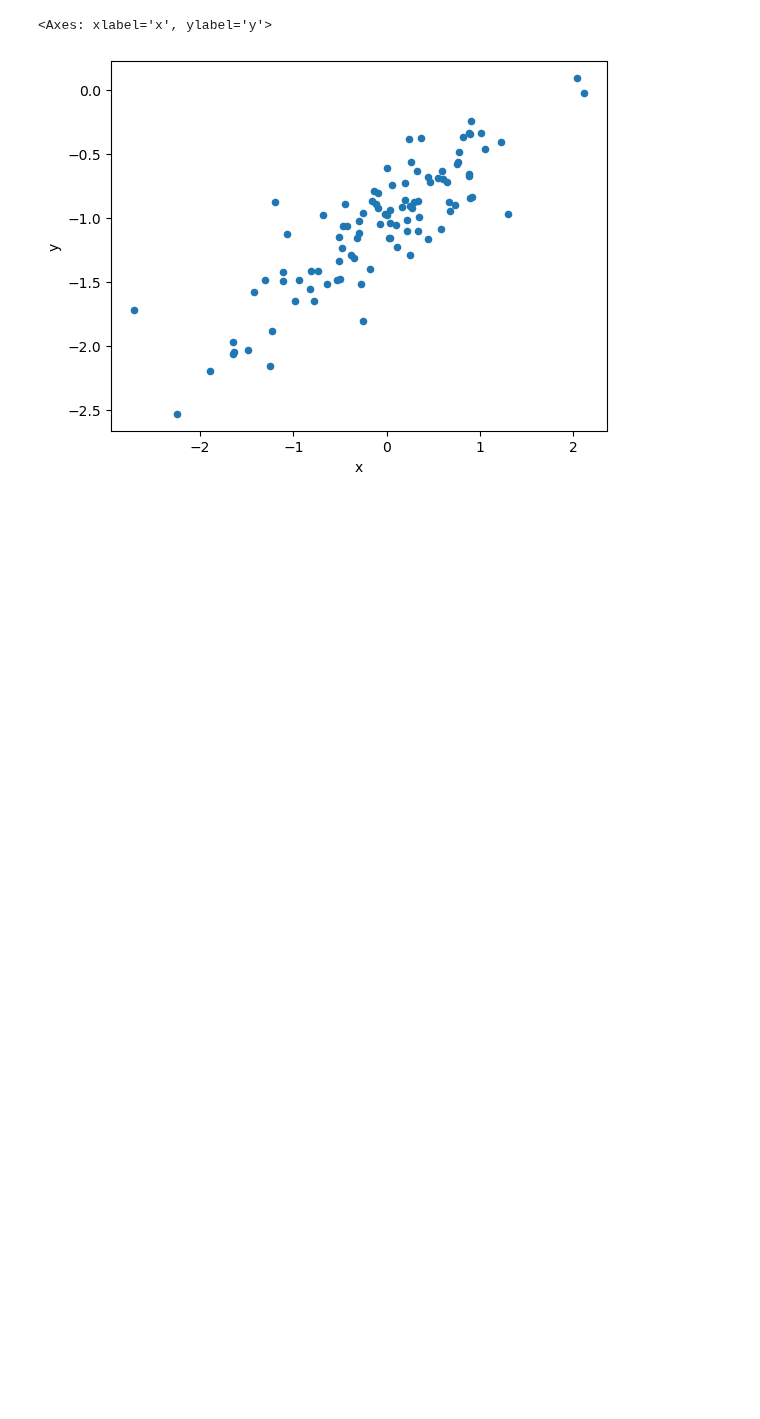
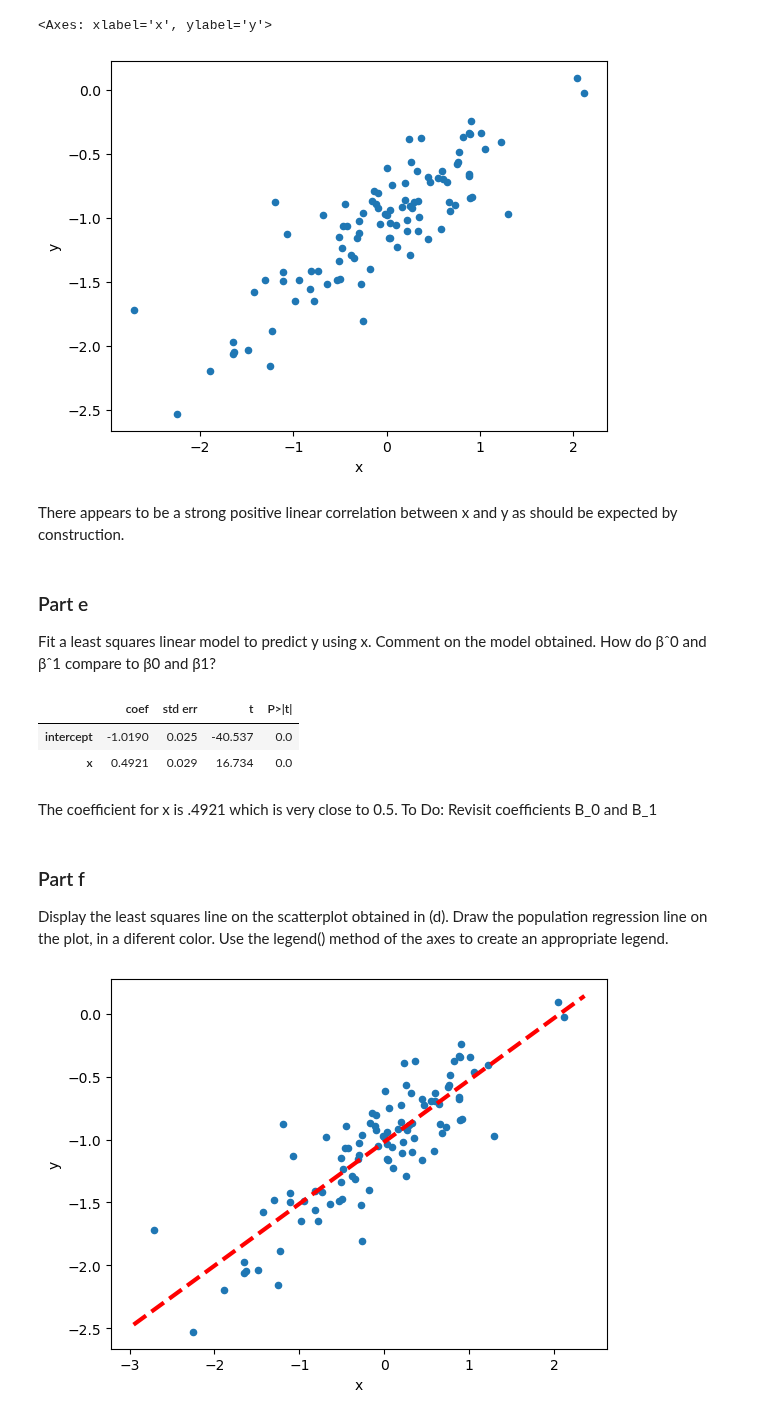
Before and after one commit to kmerkl22/k-s-ISL, a Jupyter notebook: Notebooks/Ch03-ISLExercises.ipynb, the cells around one changed output. Cells and saved outputs as stored; diff of their text form; code cells hidden in the pictures; blank space fills up the shorter version.

```diff
--- a/Notebooks/Ch03-ISLExercises.ipynb
+++ b/Notebooks/Ch03-ISLExercises.ipynb
@@ -461,3 +463,40 @@ df13.plot.scatter('x','y')
 # %% [output]
 <Axes: xlabel='x', ylabel='y'>
 [figure]
+# %% [markdown]
+There appears to be a strong positive linear correlation between x and y as should be expected by construction.
+# %% [markdown]
+### Part e
+Fit a least squares linear model to predict y using x. Comment
+on the model obtained. How do βˆ0 and βˆ1 compare to β0 and
+β1?
+# %%
+# create a dataframe
+df = pd.DataFrame({'x': x, 'y': y})
+design = MS(['x'])
+X = design.fit_transform(df)
+
+model = sm.OLS(y, X)
+results = model.fit()
+summarize(results)
+# %% [output]
+|  | coef | std err | t | P>|t| |
+| intercept | -1.0190 | 0.025 | -40.537 | 0.0 |
+| x | 0.4921 | 0.029 | 16.734 | 0.0 |
+# %% [markdown]
+The coefficient for x is .4921 which is very close to 0.5.
+To Do: Revisit coefficients B_0 and B_1
+# %% [markdown]
+### Part f
+Display the least squares line on the scatterplot obtained in (d).
+Draw the population regression line on the plot, in a diferent
+color. Use the legend() method of the axes to create an appropriate legend.
+# %%
+ax = df13.plot.scatter('x','y')
+abline(ax,
+       results.params[0],
+       results.params[1],
+       'r--',
+       linewidth=3)
+# %% [output]
+[figure, added]
```
Also changed, not shown: parts of 12 cells of this notebook.
